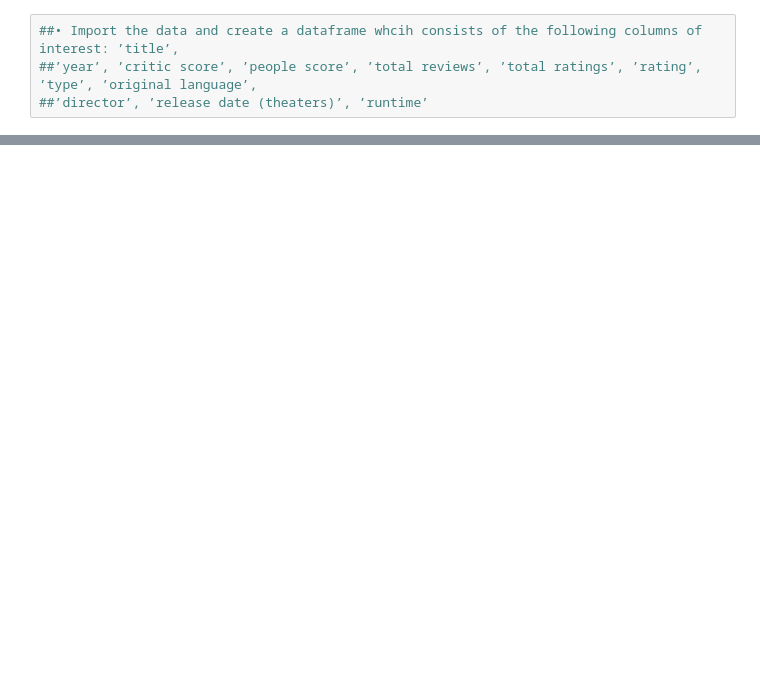
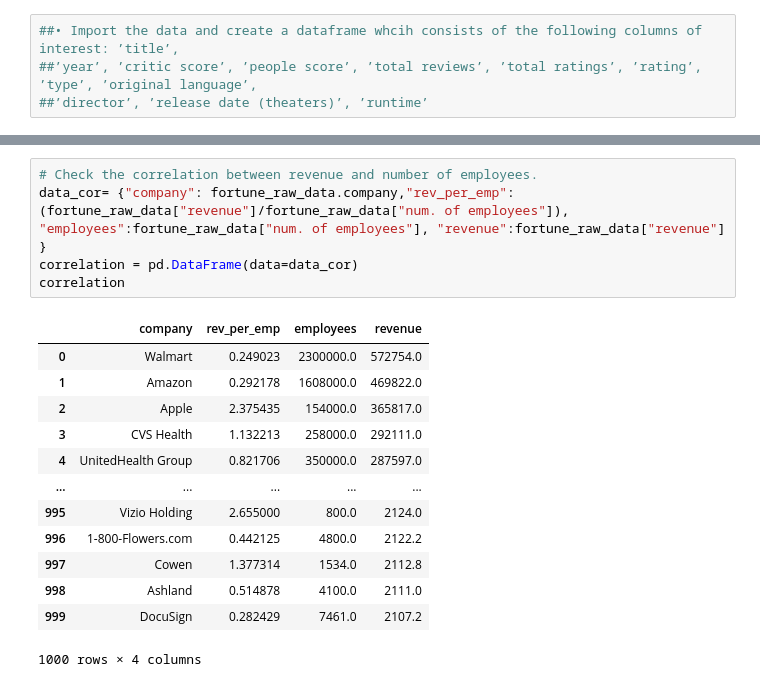
Before and after one commit to hdahlber/Business-Analytics-1, a Jupyter notebook: Solution.ipynb, the cells around one changed output, grey strips where cells are left out. Saved outputs shown, nothing was run; the diff lists cells and outputs as text; blank space fills up the shorter version.

```diff
--- a/Solution.ipynb
+++ b/Solution.ipynb
@@ -15,0 +176,19 @@
+# %%
+# Check the correlation between revenue and number of employees.
+data_cor= {"company": fortune_raw_data.company,"rev_per_emp": (fortune_raw_data["revenue"]/fortune_raw_data["num. of employees"]), "employees":fortune_raw_data["num. of employees"], "revenue":fortune_raw_data["revenue"] }
+correlation = pd.DataFrame(data=data_cor)
+correlation
+# %% [output]
+|  | company | rev_per_emp | employees | revenue |
+| 0 | Walmart | 0.249023 | 2300000.0 | 572754.0 |
+| 1 | Amazon | 0.292178 | 1608000.0 | 469822.0 |
+| 2 | Apple | 2.375435 | 154000.0 | 365817.0 |
+| 3 | CVS Health | 1.132213 | 258000.0 | 292111.0 |
+| 4 | UnitedHealth Group | 0.821706 | 350000.0 | 287597.0 |
+| ... | ... | ... | ... | ... |
+| 995 | Vizio Holding | 2.655000 | 800.0 | 2124.0 |
+| 996 | 1-800-Flowers.com | 0.442125 | 4800.0 | 2122.2 |
+| 997 | Cowen | 1.377314 | 1534.0 | 2112.8 |
+| 998 | Ashland | 0.514878 | 4100.0 | 2111.0 |
+| 999 | DocuSign | 0.282429 | 7461.0 | 2107.2 |
+1000 rows × 4 columns
```
Also changed, not shown: parts of 22 cells of this notebook.
